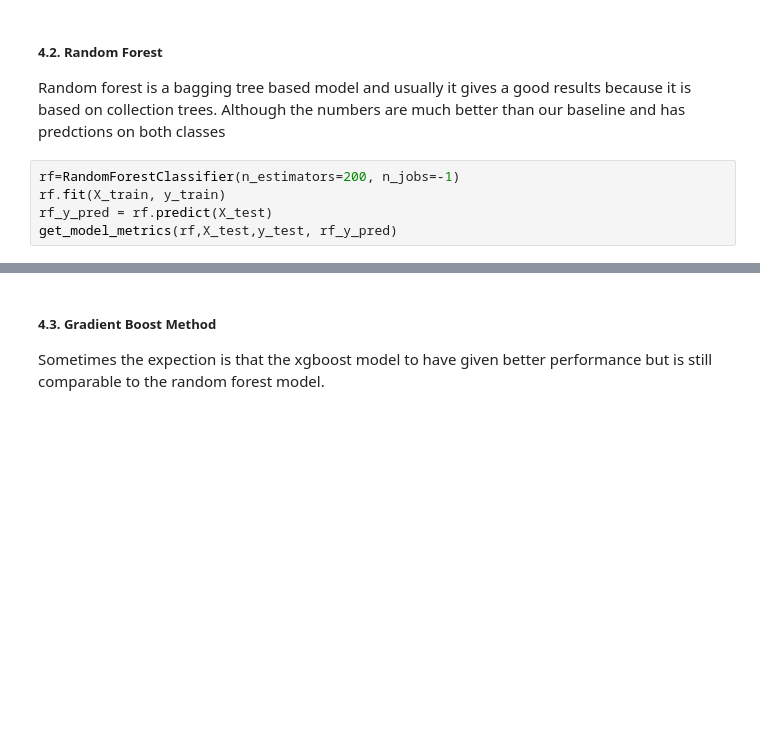
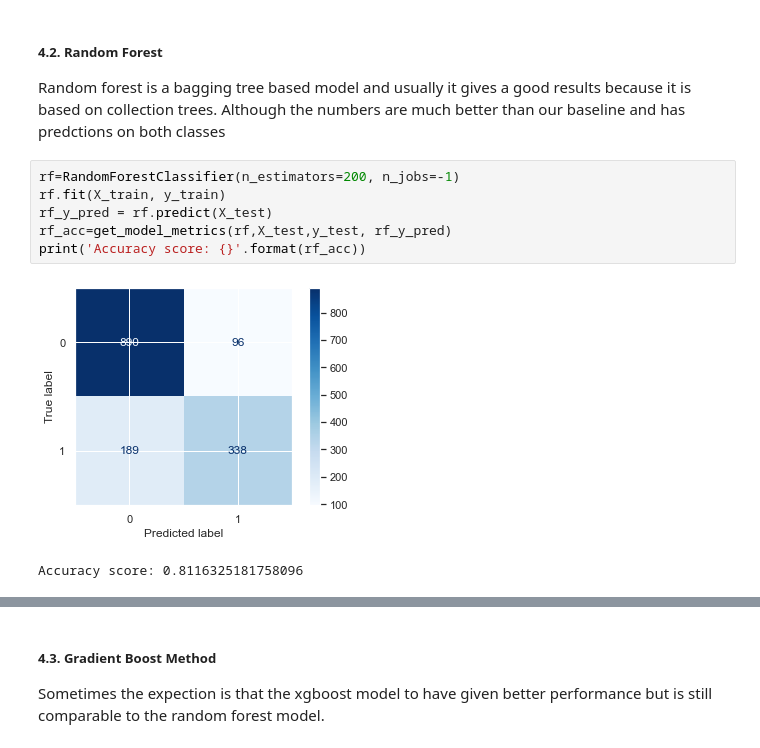
Before and after one commit to Praveenrajan27/Movie-review-Analysis, a Jupyter notebook: IMDB Dataset Case Study Analysis - Praveen Rajan.ipynb, the cells around one changed output, grey strips where cells are left out. Drawn from its saved outputs; the diff is of its cells as text; blank space fills up the shorter version.

```diff
--- a/IMDB Dataset Case Study Analysis - Praveen Rajan.ipynb
+++ b/IMDB Dataset Case Study Analysis - Praveen Rajan.ipynb
@@ -548,8 +594,12 @@ Random forest is a bagging tree based model and usually it gives a good results
 # %%
 rf=RandomForestClassifier(n_estimators=200, n_jobs=-1)
 rf.fit(X_train, y_train)
 rf_y_pred = rf.predict(X_test)
-get_model_metrics(rf,X_test,y_test, rf_y_pred)
+rf_acc=get_model_metrics(rf,X_test,y_test, rf_y_pred)
+print('Accuracy score: {}'.format(rf_acc))
+# %% [output]
+[figure, added]
+Accuracy score: 0.8116325181758096
 # %% [markdown]
 <a id="id4.3"></a>
 # %% [markdown]
```
Also changed, not shown: parts of 73 cells of this notebook.
